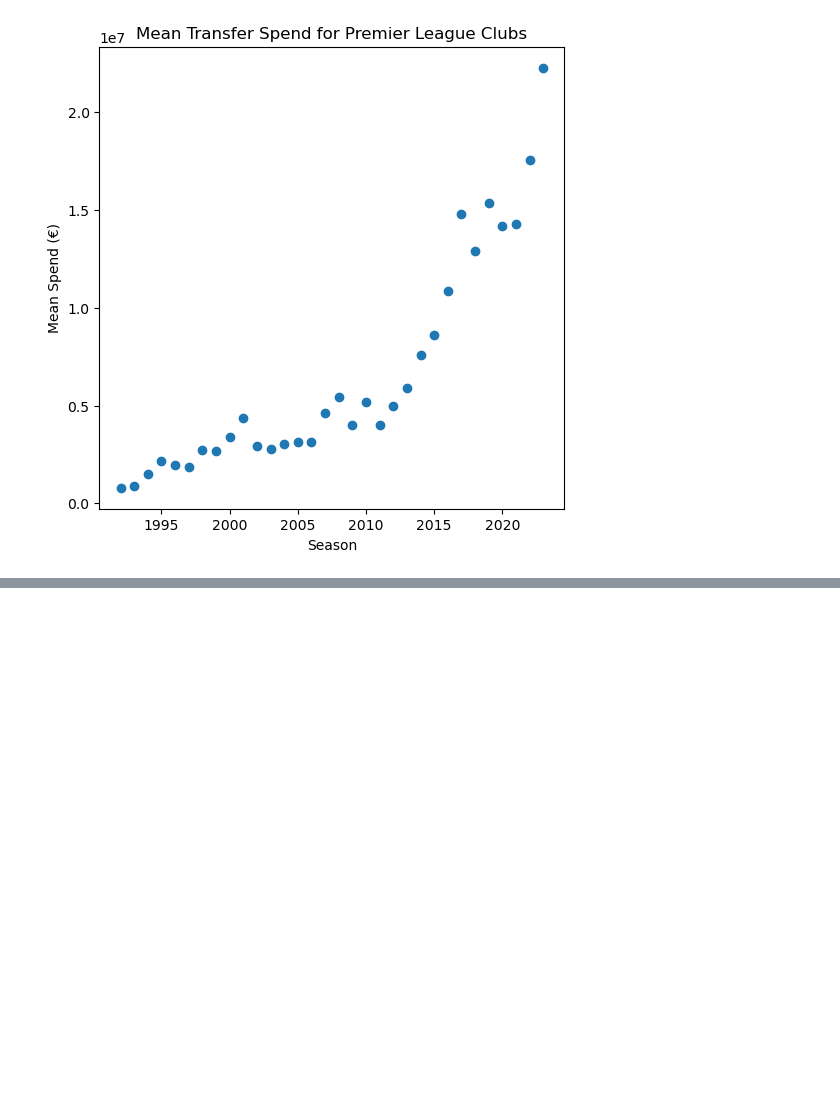
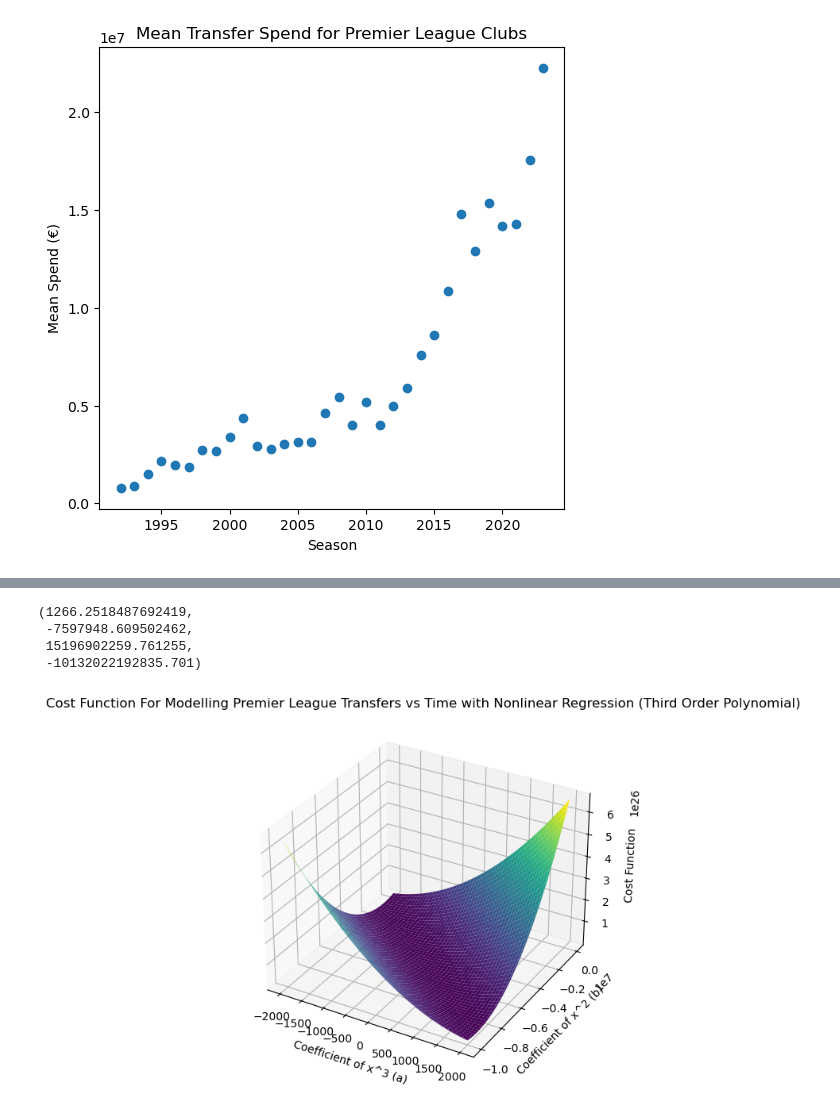
Before and after one commit to b1ll1/FootballML, a Jupyter notebook: NonlinearRegression/nonlinear_regression.ipynb, the cells around one changed output, grey strips where cells are left out. Cells and saved outputs as stored; diff of their text form; code cells hidden in the pictures; blank space fills up the shorter version.

```diff
--- a/NonlinearRegression/nonlinear_regression.ipynb
+++ b/NonlinearRegression/nonlinear_regression.ipynb
@@ -86,5 +72,0 @@ r_squared = 1 - sum((y - y_fit)**2) / sum((y - np.mean(y))**2)
-# %%
-x = np.linspace(-10, 10)
-y = x
-y_q = x ** 2
-y_c = x**3
@@ -94,0 +133,47 @@ Text(0, 0.5, 'Dependent (y)')
+# %%
+def non_linear_model(x, a, b, c, d):
+    return a * (x**3) + b * (x**2) + c*x + d
+# %%
+params, covariance = curve_fit(non_linear_model, df['Year'].unique(), df[df['In/Out'] == 'In'].groupby('Year')['Fee (€)'].mean())
+a, b, c, d = params
+# %%
+a, b, c, d
+# %% [output]
+(1266.2518487692419,
+ -7597948.609502462,
+ 15196902259.761255,
+ -10132022192835.701)
+# %%
+X = df['Year'].unique()
+Y = df[df['In/Out'] == 'In'].groupby('Year')['Fee (€)'].mean()
+
+# Define the cost function
+def cost_function(X, Y, d, c, b, a):
+    m = len(X)
+    predicted_values = d+ c*X + b * X**2 + a * X**3
+    squared_errors = (predicted_values - Y) ** 2
+    return (1 / (2 * m)) * np.sum(squared_errors)
+
+# Create a grid of slope (a) and intercept (b) values
+a_values = np.linspace(-2000, 2000, 100)
+b_values = np.linspace(0, -10000000, 100)
+cost_values = np.zeros((len(b_values), len(a_values)))
+
+for i, b in enumerate(b_values):
+    for j, a in enumerate(a_values):
+        cost_values[i, j] = cost_function(X, Y, -10132022192835.701, 15196902259.761255
+, b, a)
+
+# Create a contour plot
+a_grid, b_grid = np.meshgrid(a_values, b_values)
+
+fig = plt.figure(figsize=(12, 6))
+ax = fig.add_subplot(111, projection='3d')
+ax.plot_surface(a_grid, b_grid, cost_values, cmap='viridis')
+ax.set_xlabel('Coefficient of x^3 (a)')
+ax.set_ylabel('Coefficient of x^2 (b)')
+ax.set_zlabel('Cost Function')
+ax.set_title('Cost Function For Modelling Premier League Transfers vs Time with Nonlinear Regression (Third Order Polynomial)')
+plt.show()
+# %% [output]
+[figure, added]
```
Also changed, not shown: parts of 21 cells of this notebook.
